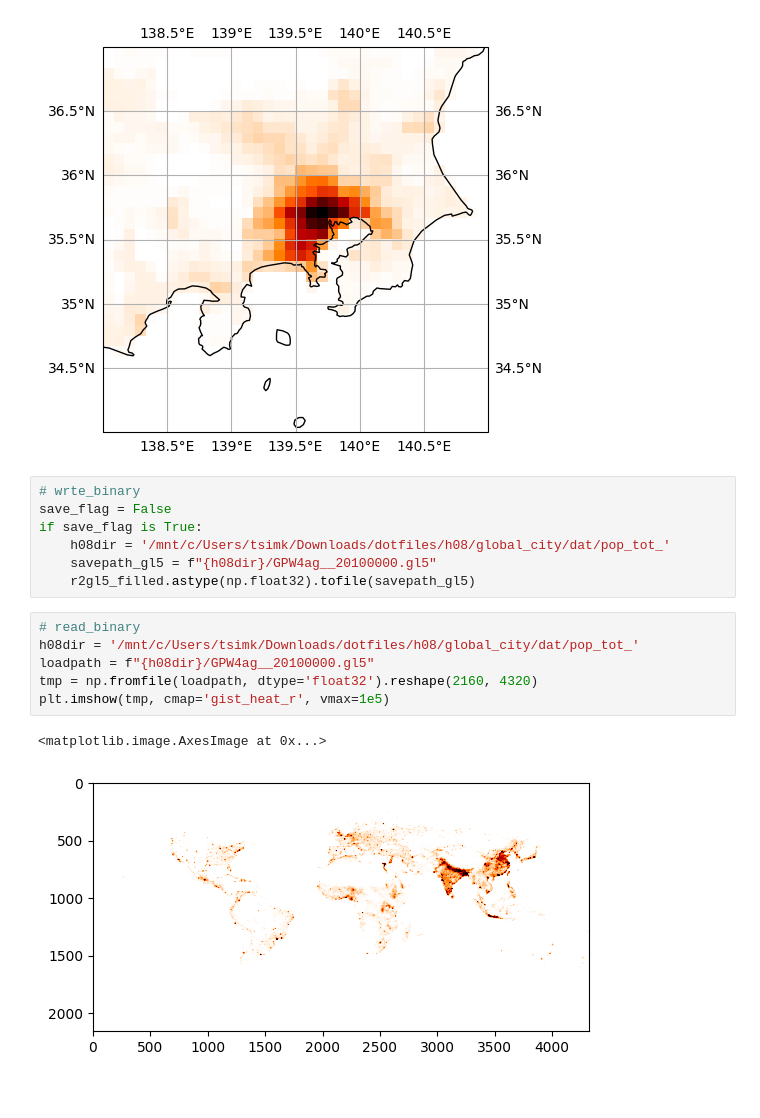
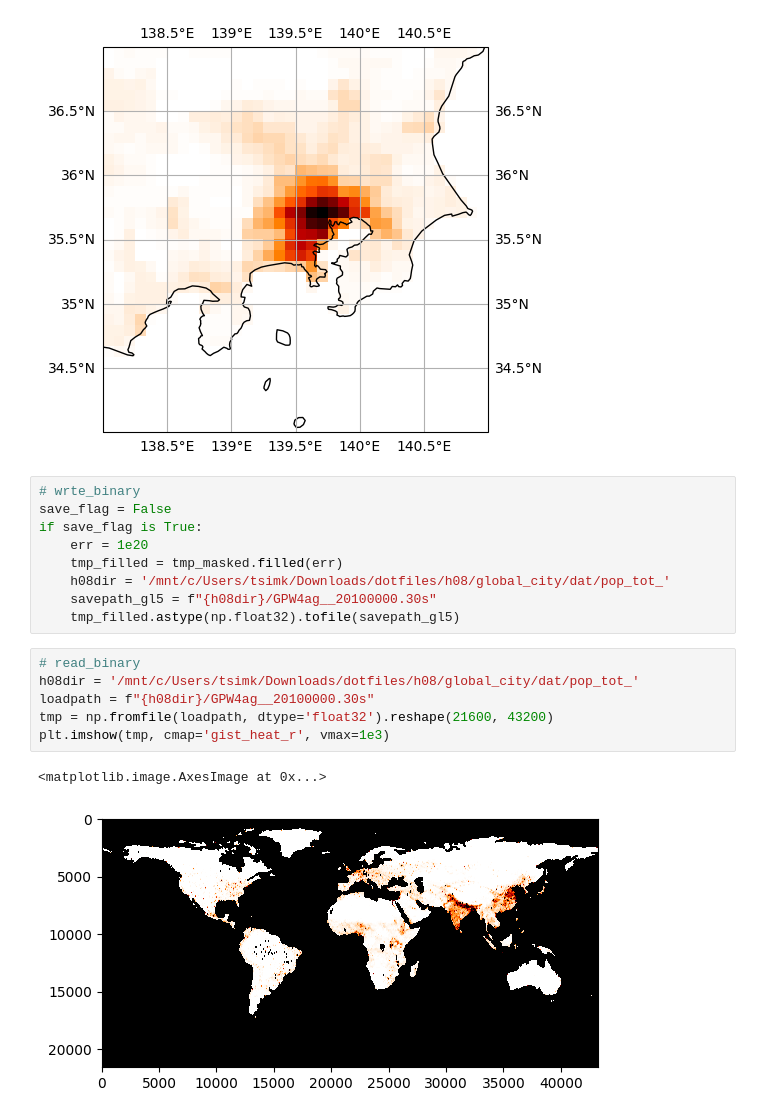
Before and after one commit to HalKiyo/h08_urban, a Jupyter notebook: global_city/org/gpwv4-30sec.ipynb, the cells around one changed output. Drawn from its saved outputs; the diff is of its cells as text.

```diff
--- a/global_city/org/gpwv4-30sec.ipynb
+++ b/global_city/org/gpwv4-30sec.ipynb
@@ -264,15 +153,17 @@ im = ax.imshow(gl5_cropped, origin='upper',extent=img_extent, transform=projecti
 # wrte_binary
 save_flag = False
 if save_flag is True:
+    err = 1e20
+    tmp_filled = tmp_masked.filled(err)
     h08dir = '/mnt/c/Users/tsimk/Downloads/dotfiles/h08/global_city/dat/pop_tot_'
-    savepath_gl5 = f"{h08dir}/GPW4ag__20100000.gl5"
-    r2gl5_filled.astype(np.float32).tofile(savepath_gl5)
+    savepath_gl5 = f"{h08dir}/GPW4ag__20100000.30s"
+    tmp_filled.astype(np.float32).tofile(savepath_gl5)
 # %%
 # read_binary
 h08dir = '/mnt/c/Users/tsimk/Downloads/dotfiles/h08/global_city/dat/pop_tot_'
-loadpath = f"{h08dir}/GPW4ag__20100000.gl5"
-tmp = np.fromfile(loadpath, dtype='float32').reshape(2160, 4320)
-plt.imshow(tmp, cmap='gist_heat_r', vmax=1e5)
+loadpath = f"{h08dir}/GPW4ag__20100000.30s"
+tmp = np.fromfile(loadpath, dtype='float32').reshape(21600, 43200)
+plt.imshow(tmp, cmap='gist_heat_r', vmax=1e3)
 # %% [output]
 <matplotlib.image.AxesImage at 0x...>
-[figure, old version]
+[figure, new version]
```
Also changed, not shown: parts of 9 cells of this notebook, 1 other file.
